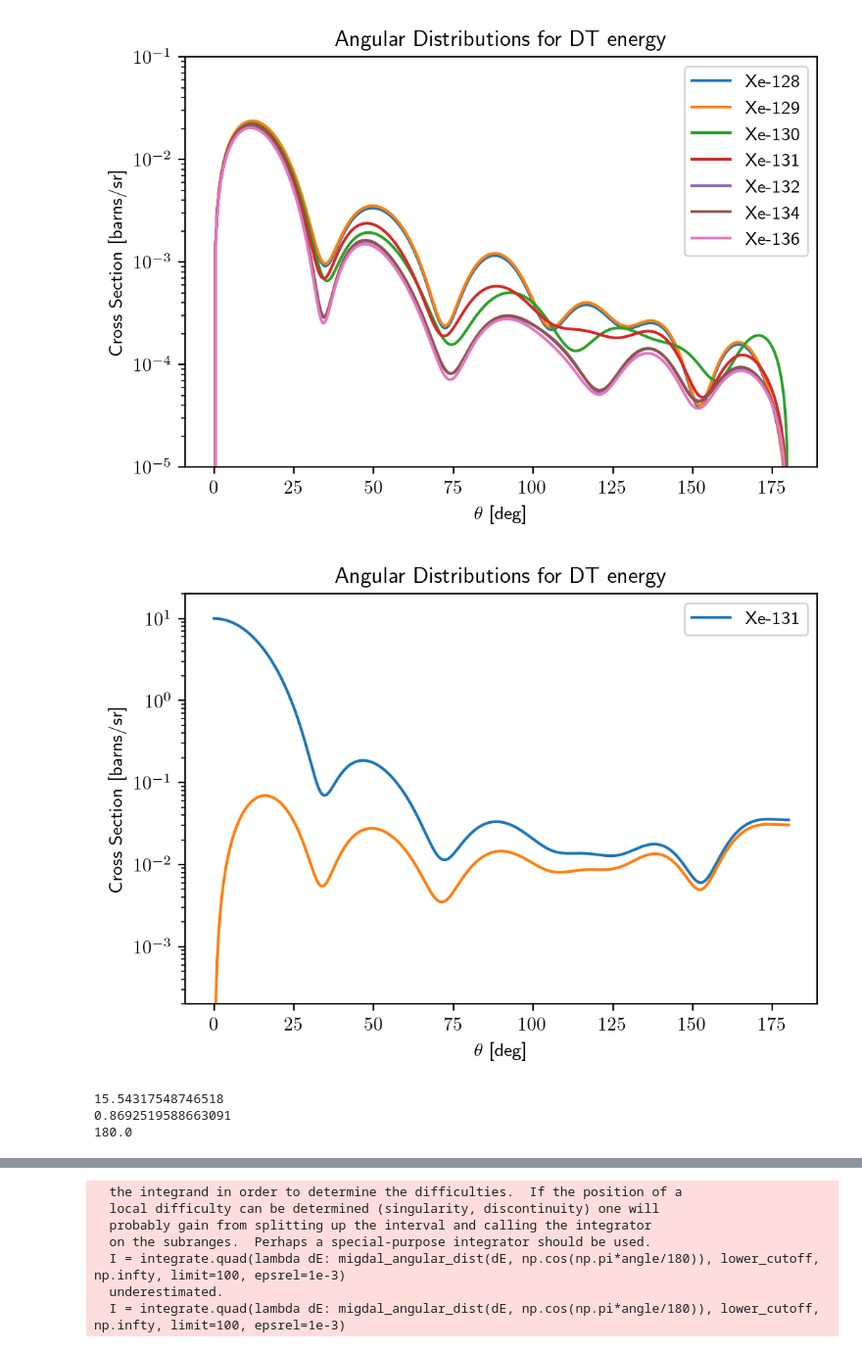
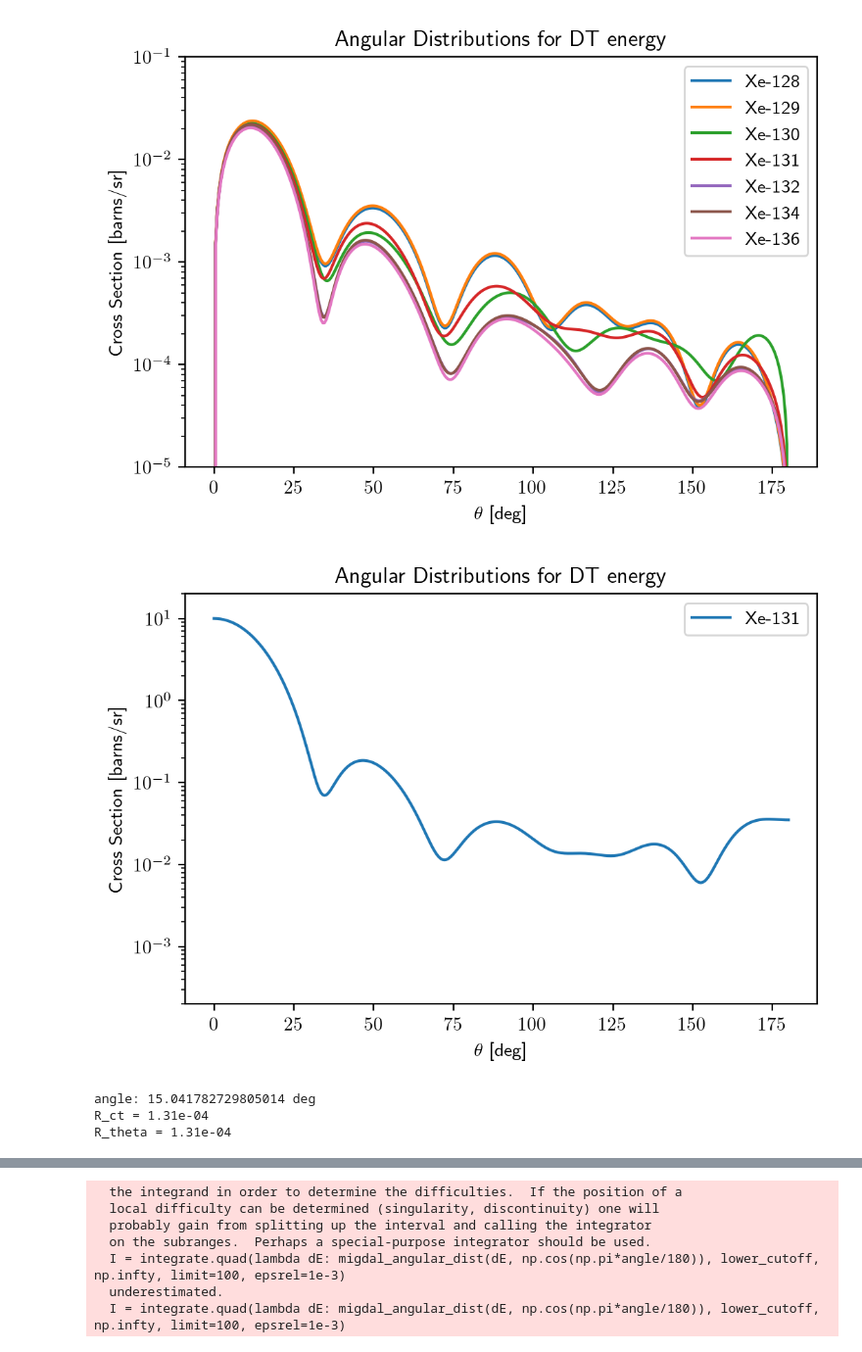
Before and after one commit to Duncan-Adams/MigdalCalc, a Jupyter notebook: Xe_isotope_plots.ipynb, the cells around one changed output, grey strips where cells are left out. Shown at 98% size. Drawn from its saved outputs; the diff is of its cells as text; code cells hidden in the pictures.

```diff
--- a/Xe_isotope_plots.ipynb
+++ b/Xe_isotope_plots.ipynb
@@ -243,45 +243,51 @@ migdal_angular_dist = Xe131.d2R_dc_dDeltaE(DT_energy,method='mpa')
 
 for angle in angles:
     xsec = 0
-    for Xe in Xe_isotopes:
-        angular_dist = Xe131.nuc.dSig_dOmega(DT_energy)
-        xsec += Xe131.abundance*(np.pi/180)*np.sin(np.pi*angle/180)*angular_dist(np.cos(np.pi*angle/180))
+    angular_dist = Xe131.nuc.dSig_dOmega(DT_energy)
+    xsec += (np.pi/180)*np.sin(np.pi*angle/180)*angular_dist(np.cos(np.pi*angle/180))
 
     xsec_arr.append(xsec)
 
 for angle in angles:
-    migdal_rate_I = integrate.quad(lambda dE: migdal_angular_dist(dE, np.cos(np.pi*angle/180)), 0, np.infty, limit=200,epsrel=1e-2)[0]
+    migdal_rate_I = integrate.quad(lambda dE: migdal_angular_dist(dE, np.cos(np.pi*angle/180)), 1380, np.infty, limit=200,epsrel=1e-3)[0]
     migdal_rate = migdal_rate_I
-    #migdal_rate = (np.pi/180)*np.sin(np.pi*angle/180)*migdal_rate_I
+    migdal_rate = (np.pi/180)*np.sin(np.pi*angle/180)*migdal_rate_I
     migdal_xsec_arr.append(migdal_rate)
 
 
 
 angular_dist131 = Xe131.nuc.dSig_dOmega(DT_energy)
 #plt.plot(angles, (np.pi/180)*np.sin(np.pi*angles/180)*angular_dist131(np.cos(np.pi*angles/180)), label='Xe-131')
 plt.plot(angles, angular_dist131(np.cos(np.pi*angles/180)), label='Xe-131')
 #plt.plot(angles, xsec_arr, label='Abundance Weighted')
 plt.plot(angles, migdal_xsec_arr)
 
 plt.legend()
 
 plt.title('Angular Distributions for DT energy')
 plt.yscale('log')
 #plt.ylim(1e-5, 1e-1)
 plt.ylim(2e-4, 2e1)
 plt.xlabel(r'$\theta$ [deg]')
 plt.ylabel('Cross Section [barns/sr]')
 plt.show()
 
-print(angles[31])
+print(f'angle: {angles[30]} deg')
 
-print(migdal_xsec_arr[-1]/angular_dist131(np.cos(np.pi*angles[-1]/180)))
-print(angles[-1])
+#print(migdal_xsec_arr[30]/angular_dist131(np.cos(np.pi*angles[30]/180)))
+
+
+mig_30 = migdal_xsec_arr[30]*(180/np.pi)*(1/np.sin(np.pi*angles[30]/180))
+
+R_cos_theta = (mig_30)/angular_dist131(np.cos(np.pi*angles[30]/180))
+R_theta = migdal_xsec_arr[30]/xsec_arr[30]
+print(f'R_ct = {R_cos_theta:.2e}')
+print(f'R_theta = {R_theta:.2e}')
 # %% [output]
-[figure, old version]
+[figure, new version]
-15.54317548746518
-0.8692519588663091
-180.0
+angle: 15.041782729805014 deg
+R_ct = 1.31e-04
+R_theta = 1.31e-04
 # %%
 print(angles[-1])
 
```
Also changed, not shown: parts of 1 cell of this notebook, 9 other files.
